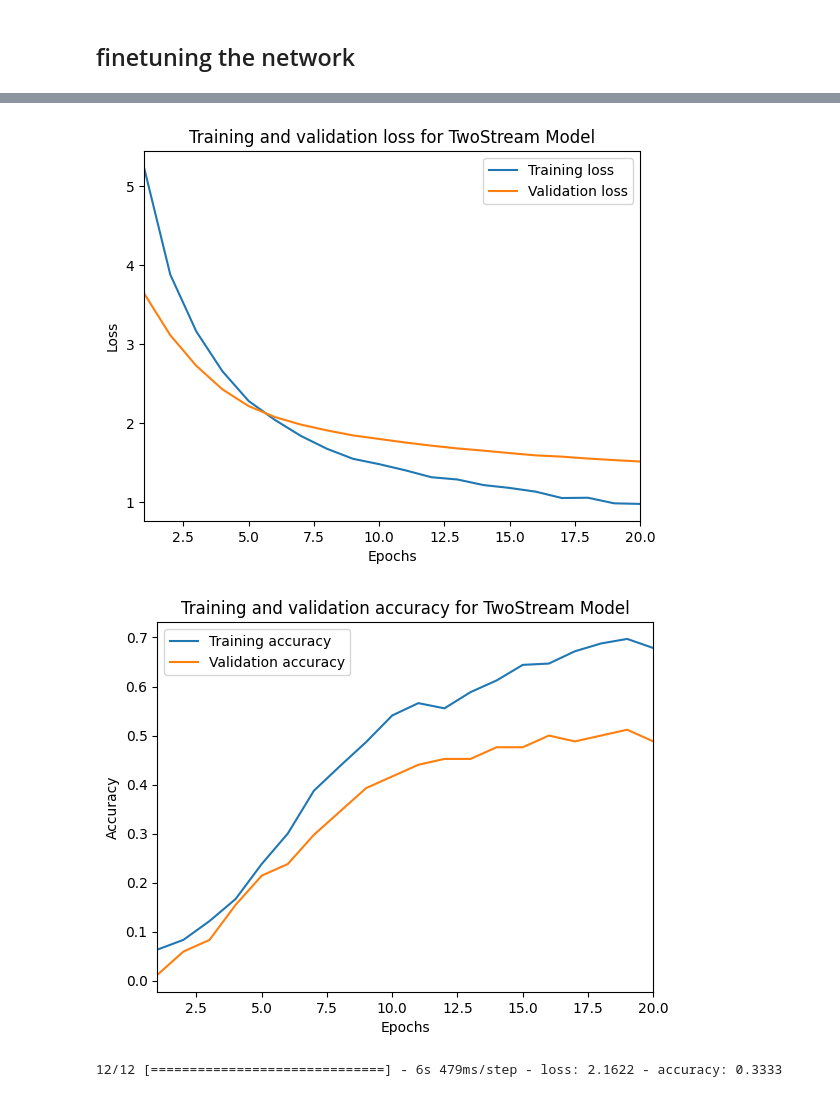
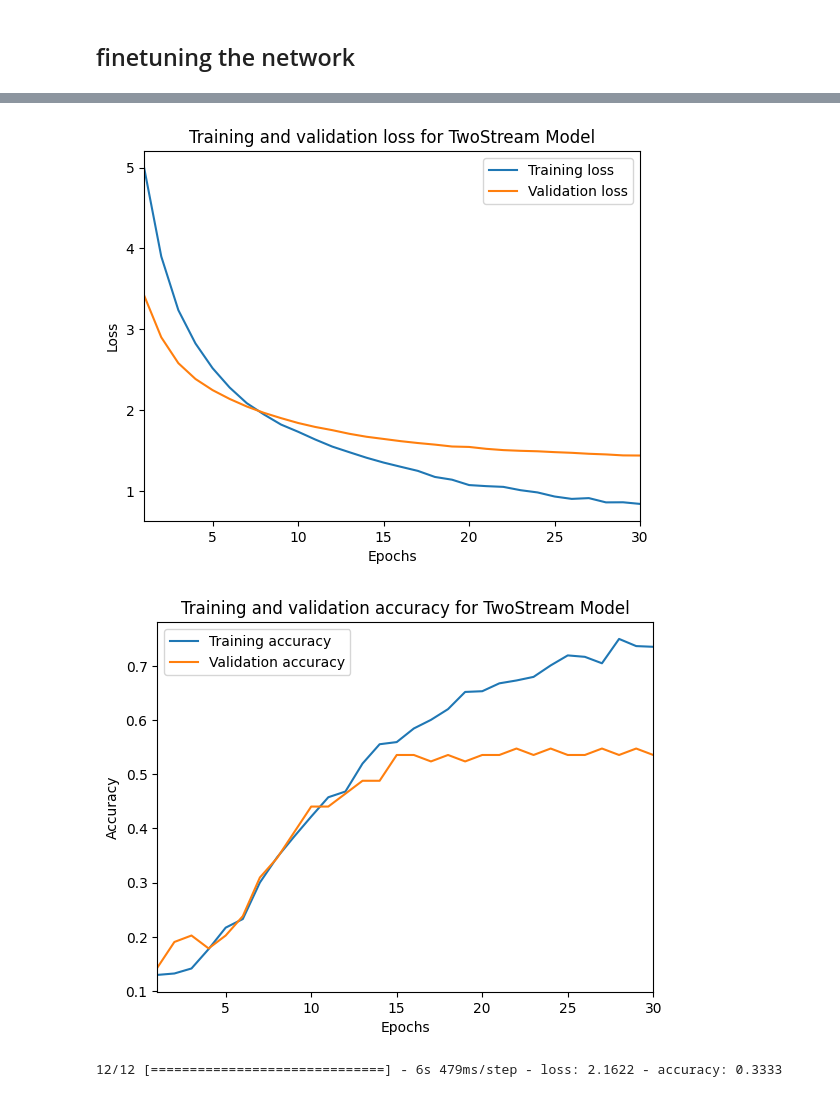
Before and after one commit to MeneerPluk/MCVAssignment5, a Jupyter notebook: Assignment_5.ipynb, the cells around one changed output, grey strips where cells are left out. Drawn from its saved outputs; the diff is of its cells as text; code cells hidden in the pictures.

Commit message:
Reran Twostream with 30 epochs

```diff
--- a/Assignment_5.ipynb
+++ b/Assignment_5.ipynb
@@ -758,7 +758,7 @@ hmdbTwoStream_validation_generator = TwoStreamDataGenerator('HMDBFLOWS/validatio
 hmdbTwoStream_test_generator = TwoStreamDataGenerator('HMDBFLOWS/test', h_test_files, h_test_labels, 32, le_hmdb51)
 # %%
 history_hmdb_twostream = hmdb_twostream_model.fit(hmdbTwoStream_training_generator,
-                              epochs= 20,
+                              epochs= 30,
                               batch_size= 32 ,
                               validation_data = hmdbTwoStream_validation_generator)
 # %% [output]
@@ -782,9 +782,9 @@ Epoch 20/20
 # %%
 import visualizationPlotting as visplot
-visplot.plotPerformance(history_hmdb_twostream, 'TwoStream Model', 20)
+visplot.plotPerformance(history_hmdb_twostream, 'TwoStream Model', 30)
 # %% [output]
-[figure, old version]
+[figure, new version]
-[figure, old version]
+[figure, new version]
 # %%
 hmdb_twostream_model.evaluate(hmdbTwoStream_test_generator)
 # %% [output]
```
Also changed, not shown: parts of 2 cells of this notebook, 4 other files.
